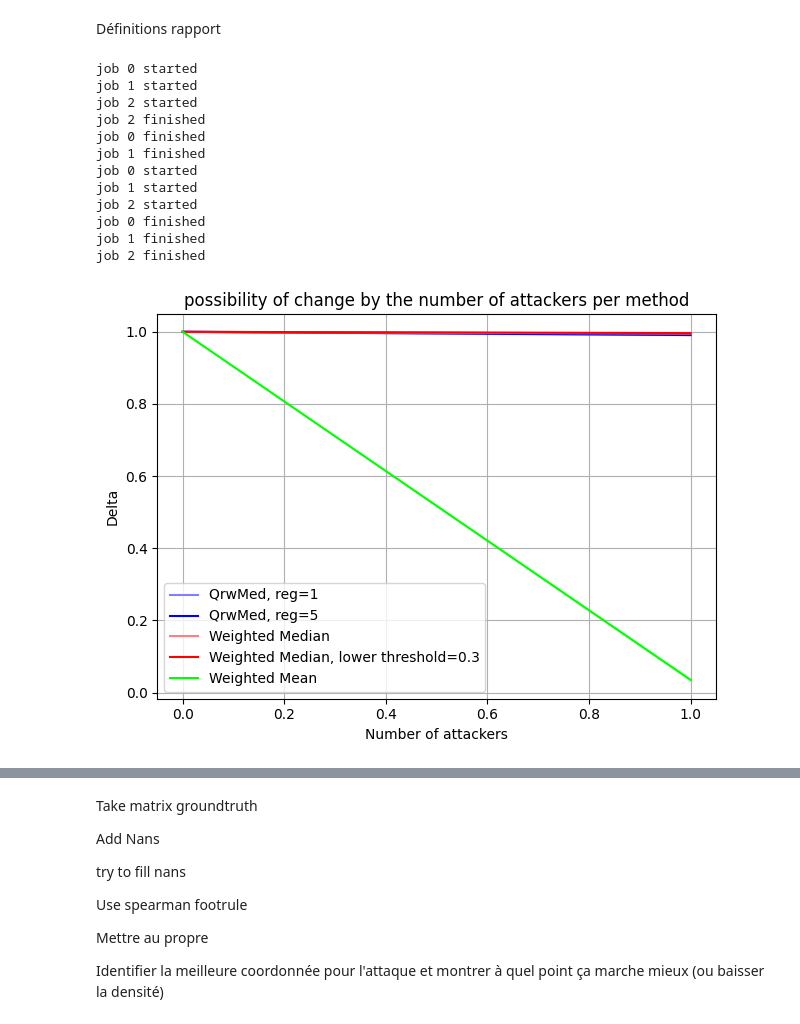
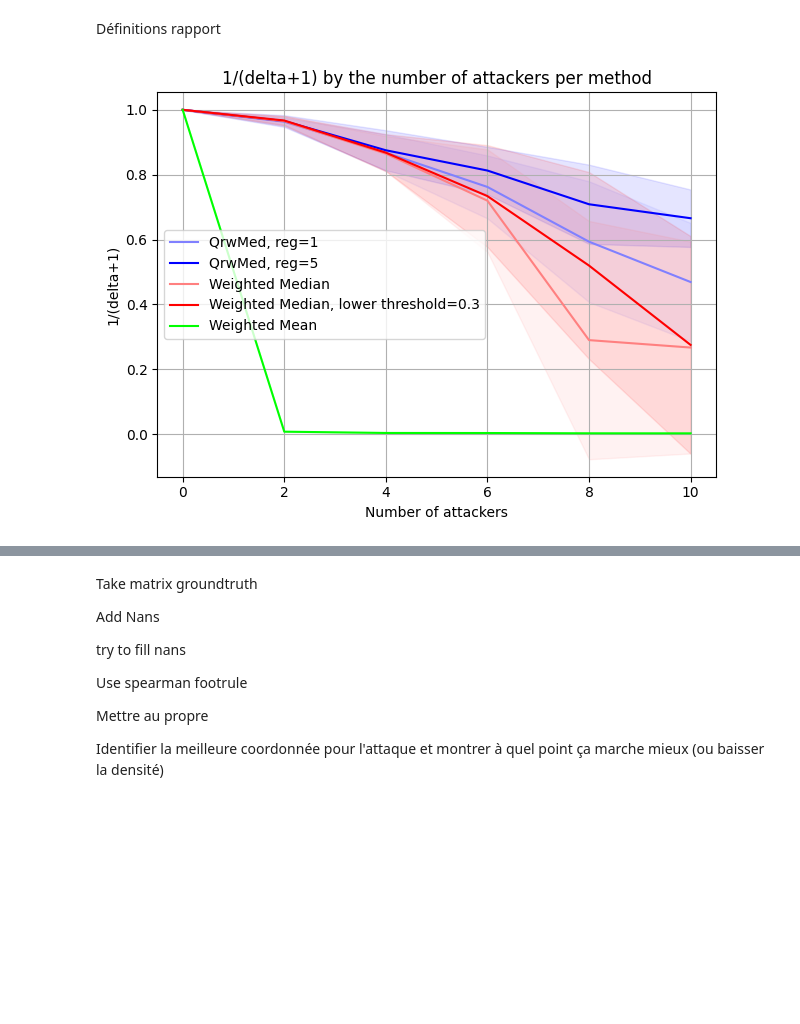
Before and after one commit to Jenjamin3000/RobustColab, a Jupyter notebook: comparisons.ipynb, the cells around one changed output, grey strips where cells are left out. Cells and saved outputs as stored; diff of their text form; code cells hidden in the pictures; blank space fills up the shorter version.

Commit message:
Add random users perf

```diff
--- a/comparisons.ipynb
+++ b/comparisons.ipynb
@@ -31,7 +32,11 @@ def create_sim(user_unknown, base_rates, lower_threshold=0.0):
                 sumy += base_rates.iloc[user, idx] * base_rates.iloc[user, idx]
                 sumxy += user_unknown.iloc[idx] * base_rates.iloc[user, idx]
 
-        new_sim = sumxy/(np.sqrt(sumx)*np.sqrt(sumy))
+        if np.sqrt(sumx)*np.sqrt(sumy) == 0:
+            new_sim = 0
+        else:
+            new_sim = sumxy/(np.sqrt(sumx)*np.sqrt(sumy))
+
         if 0 <= new_sim < lower_threshold:
             user_sim = np.append(user_sim, lower_threshold)
         elif 0 > new_sim > -lower_threshold:
@@ -50,7 +55,7 @@ def pipeline_mean(base_rates: pd.DataFrame, user_sim: np.array, user: int, item:
     sum_sim = 0
     rate = 0
     for user_row in range(len(base_rates)):
-        if not np.isnan(base_rates.iloc[user_row, -1]):
+        if not np.isnan(base_rates.iloc[user_row, item]):
             sum_sim += np.abs(user_sim[user_row])
             rate += user_sim[user_row] * base_rates.iloc[user_row, item]
     if sum_sim == 0:
@@ -485,5 +487,5 @@ def run_one_epoch(i, qrwmed_reg_1, qrwmed_reg_5, med_thresh_0, med_thresh_03, me
 # %%
-def plot_multiple_epochs(nb_attackers_to_test, nb_epochs=5):
+def plot_multiple_epochs(n_users, n_items, missing_prob, nb_attackers_to_test, error_func, nb_epochs=5):
 
     qrwmed_reg_1_mean_list = np.array([])
     qrwmed_reg_5_mean_list = np.array([])
@@ -497,9 +499,9 @@ def plot_multiple_epochs(nb_attackers_to_test, nb_epochs=5):
     med_thresh_03_std_list = np.array([])
     mean_std_list = np.array([])
 
-    for nb_attackers in nb_attackers_to_test:
+    for nb_attackers in tqdm(nb_attackers_to_test):
 
-        qrwmed_reg_1_mean, qrwmed_reg_5_mean, med_thresh_0_mean, med_thresh_03_mean, mean_mean, qrwmed_reg_1_std, qrwmed_reg_5_std, med_thresh_0_std, med_thresh_03_std, mean_std  = run_multiple_epochs(nb_attackers, nb_epochs=nb_epochs)
+        qrwmed_reg_1_mean, qrwmed_reg_5_mean, med_thresh_0_mean, med_thresh_03_mean, mean_mean, qrwmed_reg_1_std, qrwmed_reg_5_std, med_thresh_0_std, med_thresh_03_std, mean_std  = run_multiple_epochs(n_users, n_items, missing_prob, nb_attackers, error_func, nb_epochs=nb_epochs)
 
         qrwmed_reg_1_mean_list = np.append(qrwmed_reg_1_mean_list, qrwmed_reg_1_mean)
         qrwmed_reg_5_mean_list = np.append(qrwmed_reg_5_mean_list, qrwmed_reg_5_mean)
@@ -528,9 +530,9 @@ def plot_multiple_epochs(nb_attackers_to_test, nb_epochs=5):
     plt.fill_between(nb_attackers_to_test, mean_mean_list - mean_std_list, mean_mean_list + mean_std_list, color=(0, 1, 0), alpha=0.1)
 
     # Add labels, legend, and grid
-    plt.title('possibility of change by the number of attackers per method')
+    plt.title('1/(delta+1) by the number of attackers per method')
     plt.xlabel('Number of attackers')
-    plt.ylabel('Delta')
+    plt.ylabel('1/(delta+1)')
     #plt.yscale('log')
     plt.legend()
     plt.grid(True)
@@ -539,21 +541,9 @@ def plot_multiple_epochs(nb_attackers_to_test, nb_epochs=5):
     # Show plot
     plt.show()
 # %%
-plot_multiple_epochs(np.arange(0, 2, 1), 3)
+plot_multiple_epochs(30, 20, 0.4, np.arange(0, 11, 2), compute_all_deltas, 5)
 # %% [output]
-job 0 started
-job 1 started
-job 2 started
-job 2 finished
-job 0 finished
-job 1 finished
-job 0 started
-job 1 started
-job 2 started
-job 0 finished
-job 1 finished
-job 2 finished
-[figure, old version]
+[figure, new version]
 # %%
 plot_multiple_epochs(np.arange(0, 31, 2), 10)
 # %% [output]
```
Also changed, not shown: parts of 6 cells of this notebook, 1 other file.
